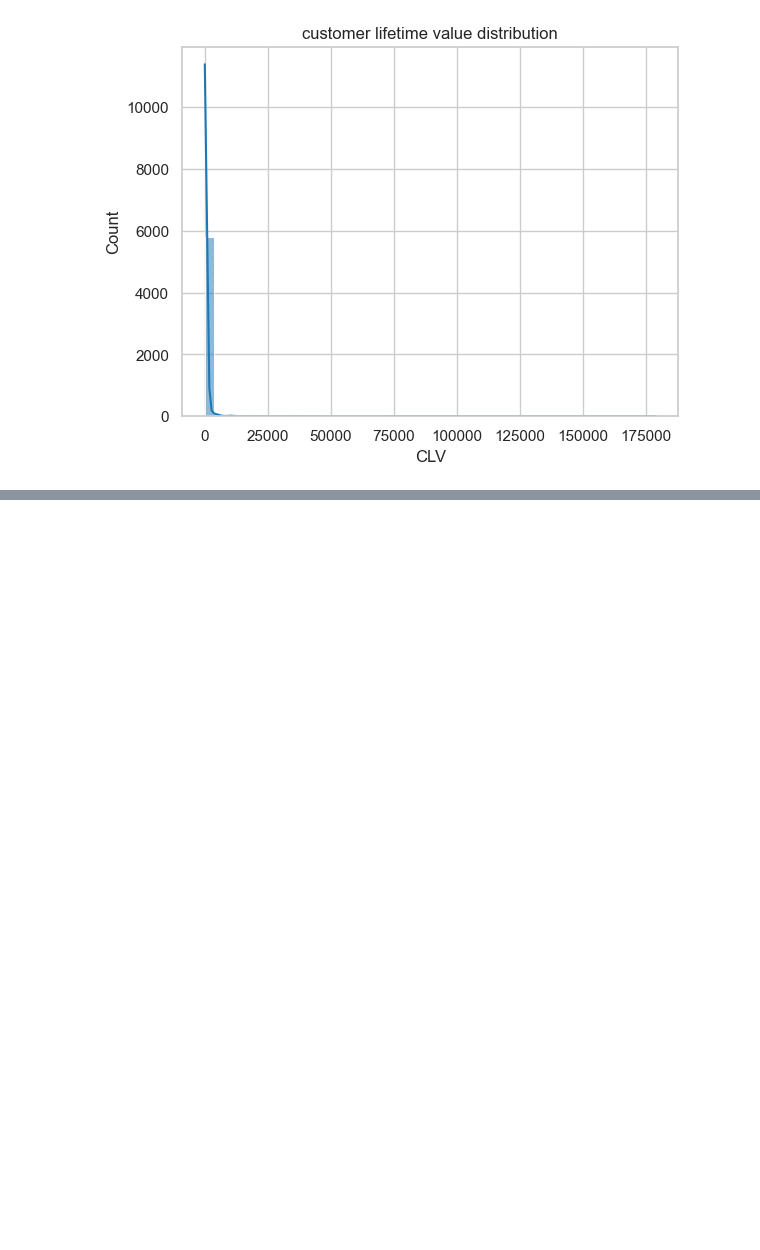
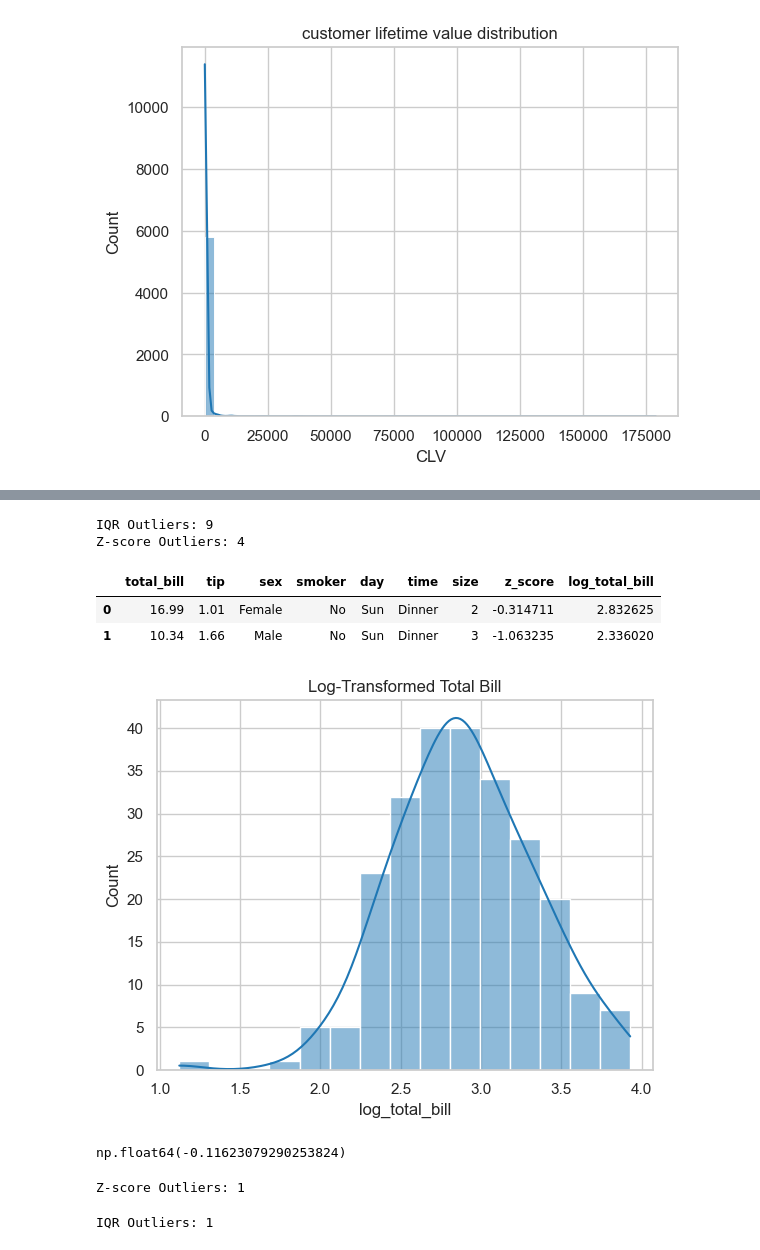
Before and after one commit to sableen-kaur788/Assignment_Task, a Jupyter notebook: cohort.ipynb, the cells around one changed output, grey strips where cells are left out. Cells and saved outputs as stored; diff of their text form; code cells hidden in the pictures; blank space fills up the shorter version.

```diff
--- a/cohort.ipynb
+++ b/cohort.ipynb
@@ -552,0 +635,4 @@ plt.show()
+# %%
+from scipy.stats import zscore
+data['z_score'] = zscore(data['total_bill'])
+data['z_score']
@@ -552,0 +661,49 @@ plt.show()
+# %%
+print("IQR Outliers:", len(iqr_outliers))
+print("Z-score Outliers:", len(z_outliers))
+# %% [output]
+IQR Outliers: 9
+Z-score Outliers: 4
+# %%
+# Apply log tranformation
+data['log_total_bill'] = np.log(data['total_bill'])
+data.head(2)
+# %% [output]
+|  | total_bill | tip | sex | smoker | day | time | size | z_score | log_total_bill |
+| 0 | 16.99 | 1.01 | Female | No | Sun | Dinner | 2 | -0.314711 | 2.832625 |
+| 1 | 10.34 | 1.66 | Male | No | Sun | Dinner | 3 | -1.063235 | 2.336020 |
+# %%
+sns.histplot(data['log_total_bill'], kde=True)
+plt.title("Log-Transformed Total Bill")
+plt.show()
+# %% [output]
+[figure, added]
+# %%
+data['log_total_bill'].skew()
+# %% [output]
+np.float64(-0.11623079290253824)
+# %%
+# Applying z-score method after handling skewness in data.
+from scipy.stats import zscore
+data['z_score'] = zscore(data['log_total_bill'])
+z_outliers = data[np.abs(data['z_score']) > 3]
+z_outliers.head()
+print("Z-score Outliers:", len(z_outliers))
+# %% [output]
+Z-score Outliers: 1
+# %%
+# Applying IQR Method after handling skewness in data.
+Q1 = data['log_total_bill'].quantile(0.25)
+Q3 = data['log_total_bill'].quantile(0.75)
+IQR = Q3 - Q1
+lower_bound = Q1 - 1.5 * IQR
+upper_bound = Q3 + 1.5 * IQR
+iqr_outliers = data[
+    (data['log_total_bill'] < lower_bound) |
+    (data['log_total_bill'] > upper_bound)
+]
+
+iqr_outliers.head()
+print("IQR Outliers:", len(iqr_outliers))
+# %% [output]
+IQR Outliers: 1
```
Also changed, not shown: parts of 13 cells of this notebook.
